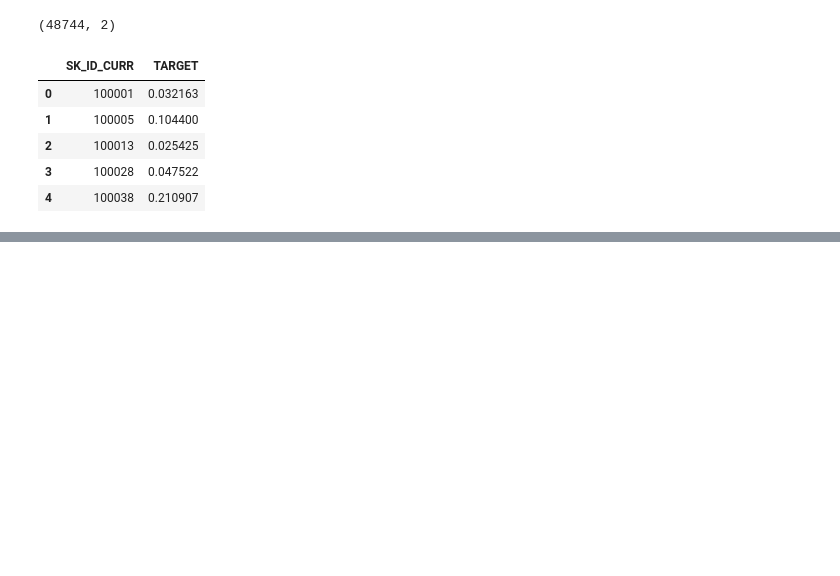
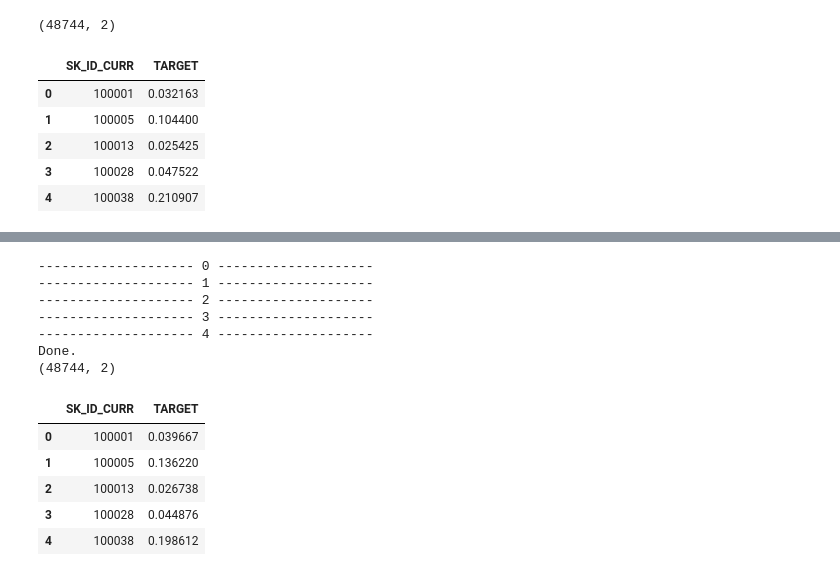
Before and after one commit to soeatu/kaggle_basic, a Jupyter notebook: Homecreditdefaultriskprac.ipynb, the cells around one changed output, grey strips where cells are left out. Drawn from its saved outputs; the diff is of its cells as text; code cells hidden in the pictures; blank space fills up the shorter version.

```diff
--- a/Homecreditdefaultriskprac.ipynb
+++ b/Homecreditdefaultriskprac.ipynb
@@ -826,0 +835,11 @@ df_submit.to_csv("submission_FeatureEngineering2.csv", index=None)
+# %%
+import optuna
+
+#学習用のデータセット作成
+x_train = df_train.drop(columns=["TARGET", "SK_ID_CURR"])
+y_train = df_train["TARGET"]
+id_train = df_train[["SK_ID_CURR"]]
+
+for col in x_train.columns:
+    if x_train[col].dtype=="O":
+        x_train[col] = x_train[col].astype("category")
@@ -826,0 +1019,36 @@ df_submit.to_csv("submission_FeatureEngineering2.csv", index=None)
+# %%
+#推論データ作成とモデル推論
+# 推論用のデータセット作成
+x_test = df_test.drop(columns=["SK_ID_CURR"])
+id_test = df_test[["SK_ID_CURR"]]
+
+# カテゴリ変数をcategory型へ変換
+for col in x_test.columns:
+    if x_test[col].dtype=="O":
+        x_test[col] = x_test[col].astype("category")
+
+# predict
+test_pred = predict_lgb(x_test,
+                        id_test,
+                        list_nfold=[0,1,2,3,4],
+                       )
+
+# make submission-file
+df_submit = test_pred.rename(columns={"pred":"TARGET"})
+print(df_submit.shape)
+display(df_submit.head())
+df_submit.to_csv("submission_HyperParameterTuning.csv", index=None)
+# %% [output]
+-------------------- 0 --------------------
+-------------------- 1 --------------------
+-------------------- 2 --------------------
+-------------------- 3 --------------------
+-------------------- 4 --------------------
+Done.
+(48744, 2)
+|  | SK_ID_CURR | TARGET |
+| 0 | 100001 | 0.039667 |
+| 1 | 100005 | 0.136220 |
+| 2 | 100013 | 0.026738 |
+| 3 | 100028 | 0.044876 |
+| 4 | 100038 | 0.198612 |
```
Also changed, not shown: parts of 8 cells of this notebook.
